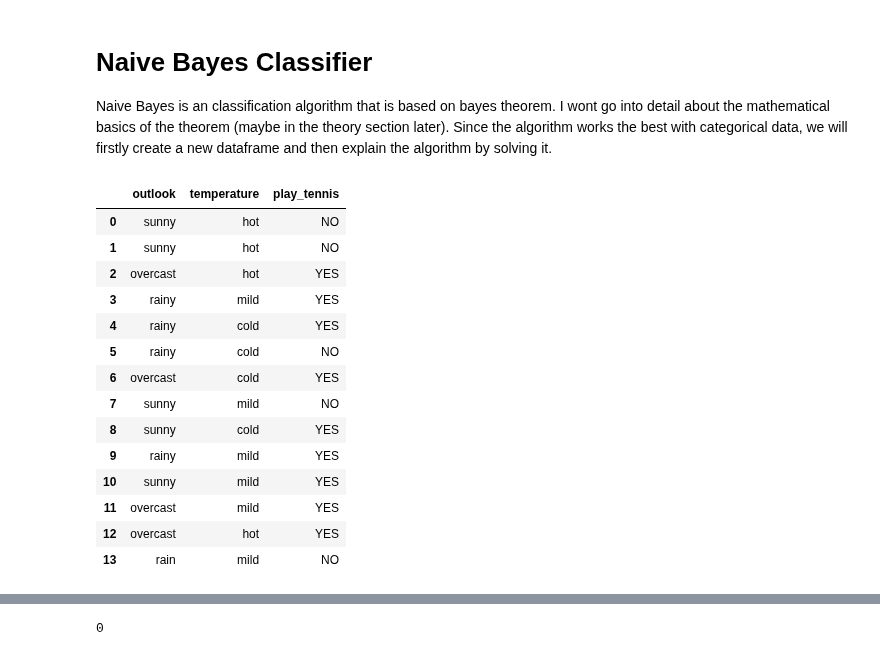
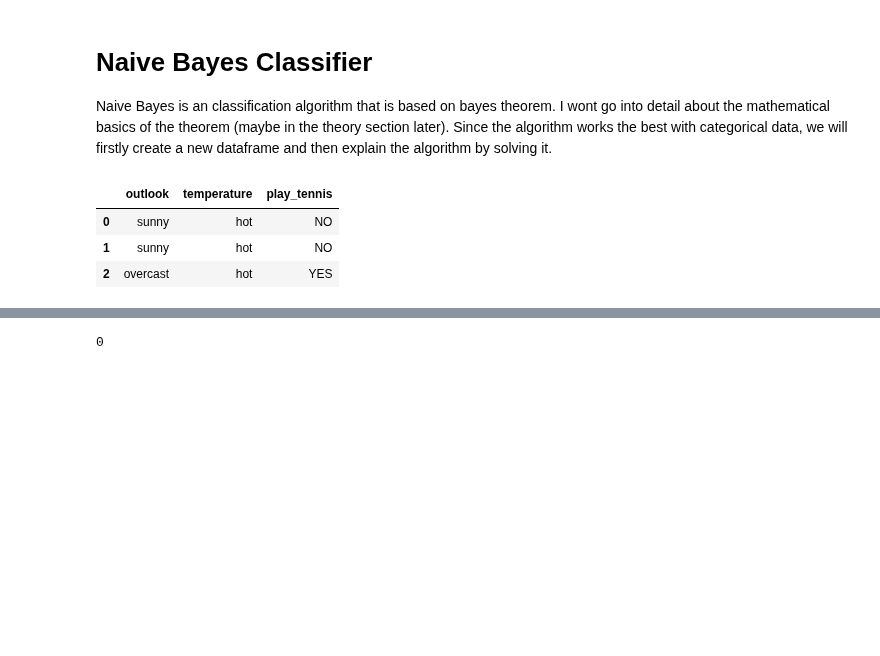
Before and after one commit to sebastian-sl/Basics, a Jupyter notebook: 01 DATA SCIENCE/ML/SKLEARN/1_2_Supervised_Classification.ipynb, the cells around one changed output, grey strips where cells are left out. Drawn from its saved outputs; the diff is of its cells as text; code cells hidden in the pictures; blank space fills up the shorter version.

```diff
--- a/01 DATA SCIENCE/ML/SKLEARN/1_2_Supervised_Classification.ipynb
+++ b/01 DATA SCIENCE/ML/SKLEARN/1_2_Supervised_Classification.ipynb
@@ -100,26 +92,15 @@ sns.scatterplot(df["height"], df["age"], hue = df["result"], legend = False, pal
 
 Naive Bayes is an classification algorithm that is based on bayes theorem. I wont go into detail about the mathematical basics of the theorem (maybe in the theory section later). Since the algorithm works the best with categorical data, we will firstly create a new dataframe and then explain the algorithm by solving it.
 # %%
-df = pd.DataFrame({
+df2 = pd.DataFrame({
     "outlook": ["sunny", "sunny", "overcast", "rainy", "rainy", "rainy", "overcast", "sunny", "sunny", "rainy", "sunny", "overcast", "overcast", "rain"],
     "temperature": ["hot", "hot", "hot", "mild", "cold", "cold", "cold", "mild", "cold", "mild", "mild", "mild", "hot", "mild"],
     "play_tennis": ["NO", "NO", "YES", "YES", "YES", "NO", "YES", "NO", "YES", "YES", "YES", "YES", "YES", "NO"]
 })
 
-df
+df2.head(3)
 # %% [output]
 |  | outlook | temperature | play_tennis |
 | 0 | sunny | hot | NO |
 | 1 | sunny | hot | NO |
 | 2 | overcast | hot | YES |
-| 3 | rainy | mild | YES |
-| 4 | rainy | cold | YES |
-| 5 | rainy | cold | NO |
-| 6 | overcast | cold | YES |
-| 7 | sunny | mild | NO |
-| 8 | sunny | cold | YES |
-| 9 | rainy | mild | YES |
-| 10 | sunny | mild | YES |
-| 11 | overcast | mild | YES |
-| 12 | overcast | hot | YES |
-| 13 | rain | mild | NO |
```
Also changed, not shown: parts of 7 cells of this notebook, 1 other file.
